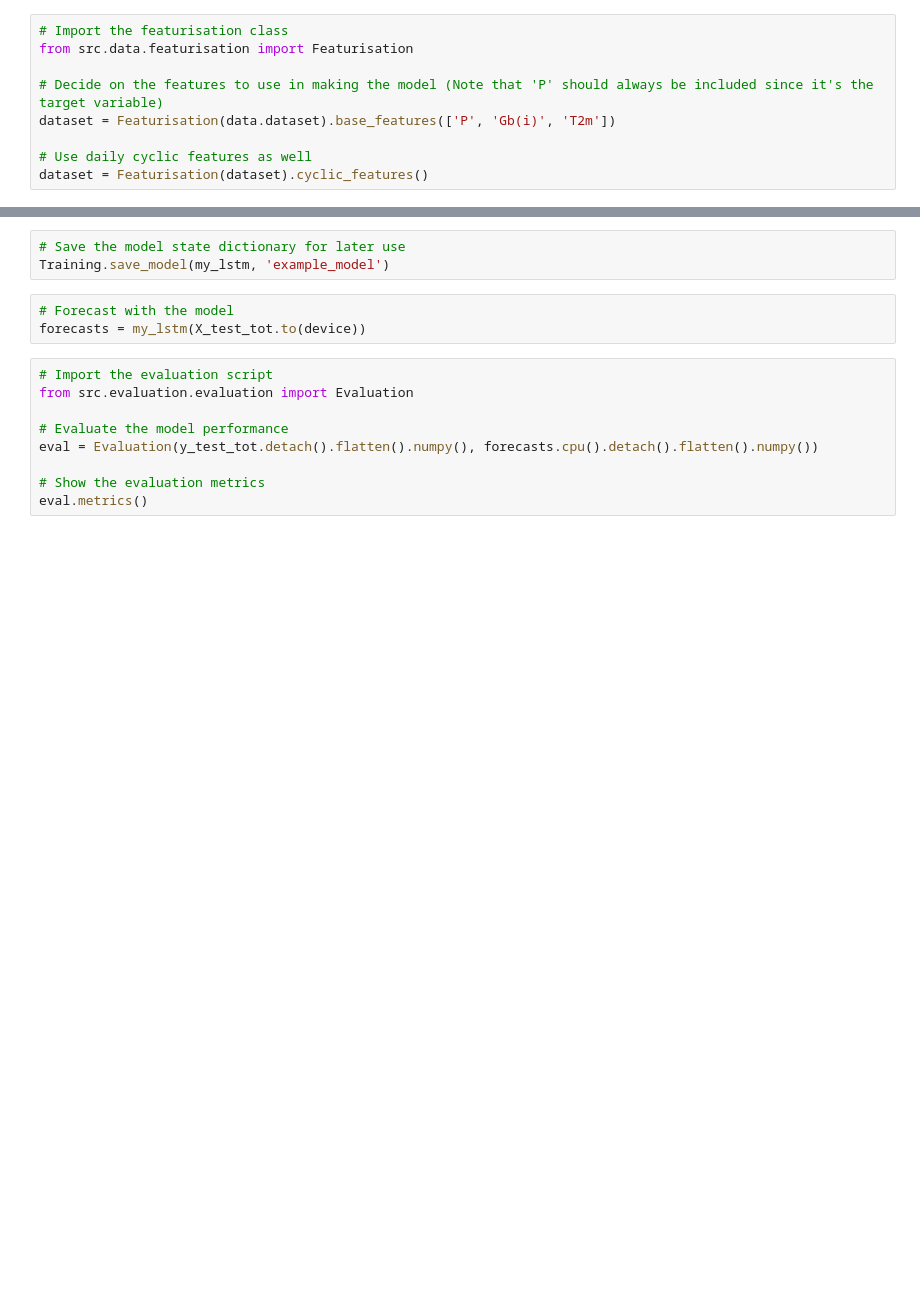
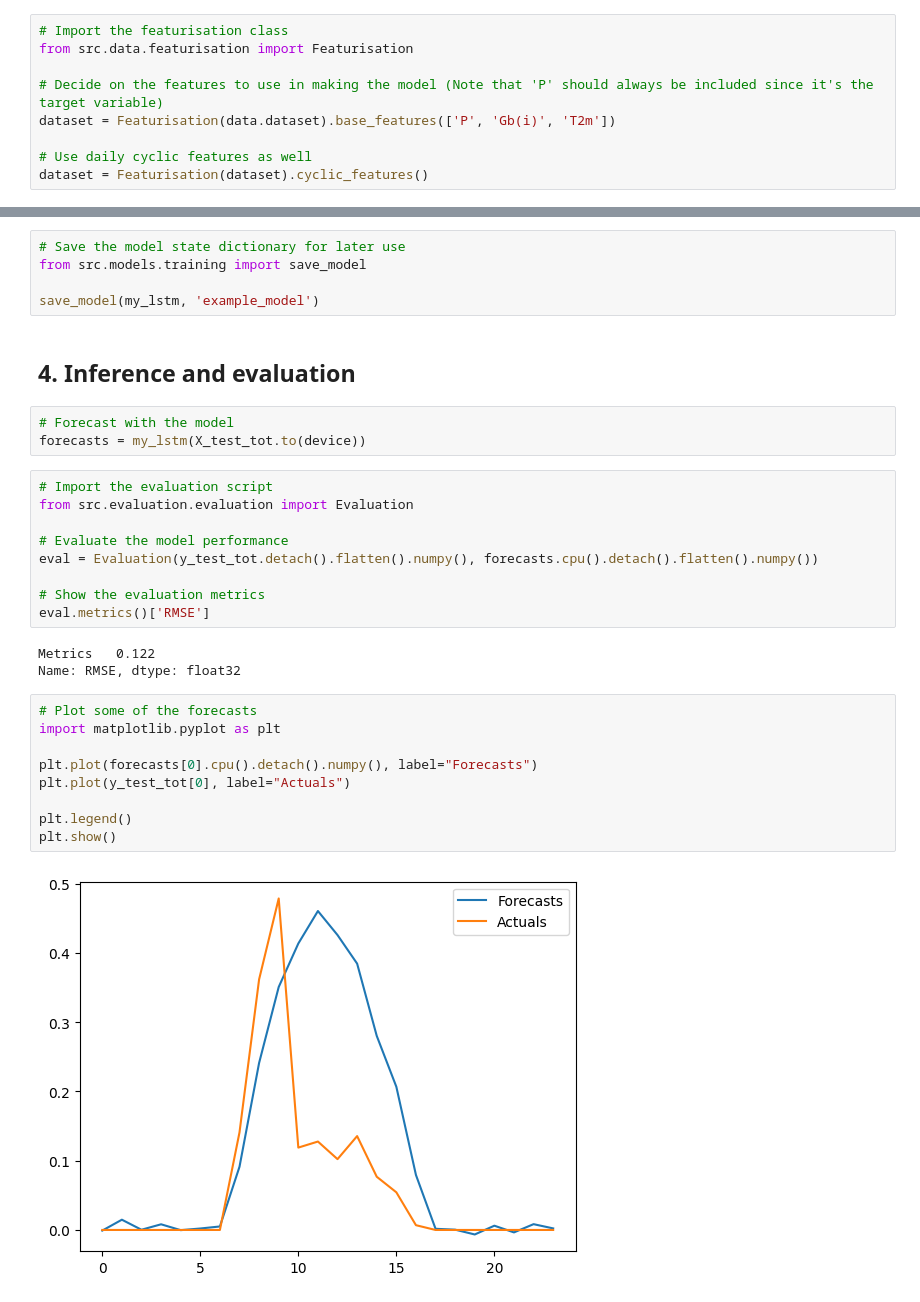
Before and after one commit to Joris-Dprtr/SolNet, a Jupyter notebook: notebooks/example_run.ipynb, the cells around one changed output, grey strips where cells are left out. Drawn from its saved outputs; the diff is of its cells as text; blank space fills up the shorter version.

```diff
--- a/notebooks/example_run.ipynb
+++ b/notebooks/example_run.ipynb
@@ -87,6 +147,10 @@ my_lstm.load_state_dict(state_dict_list[best_epoch])
 # %%
 # Save the model state dictionary for later use
-Training.save_model(my_lstm, 'example_model')
+from src.models.training import save_model
+
+save_model(my_lstm, 'example_model')
+# %% [markdown]
+## 4. Inference and evaluation
 # %%
 # Forecast with the model
 forecasts = my_lstm(X_test_tot.to(device))
@@ -98,4 +162,18 @@ from src.evaluation.evaluation import Evaluation
 eval = Evaluation(y_test_tot.detach().flatten().numpy(), forecasts.cpu().detach().flatten().numpy())
 
 # Show the evaluation metrics
-eval.metrics()
+eval.metrics()['RMSE']
+# %% [output]
+Metrics   0.122
+Name: RMSE, dtype: float32
+# %%
+# Plot some of the forecasts
+import matplotlib.pyplot as plt
+
+plt.plot(forecasts[0].cpu().detach().numpy(), label="Forecasts")
+plt.plot(y_test_tot[0], label="Actuals")
+
+plt.legend()
+plt.show()
+# %% [output]
+[figure, added]
```
Also changed, not shown: parts of 16 cells of this notebook, 4 other files.
